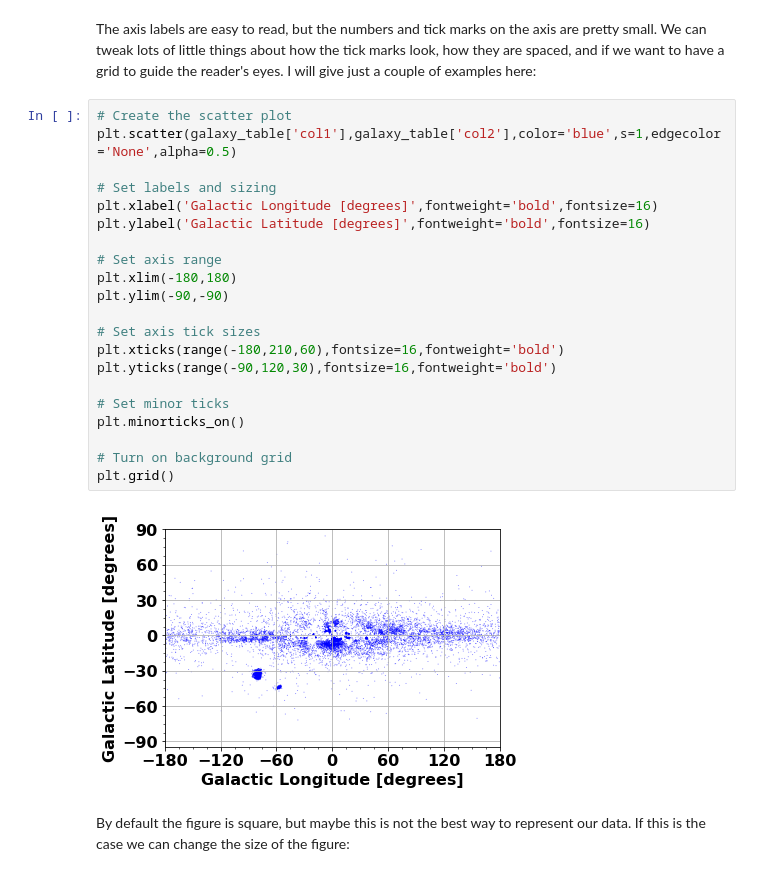
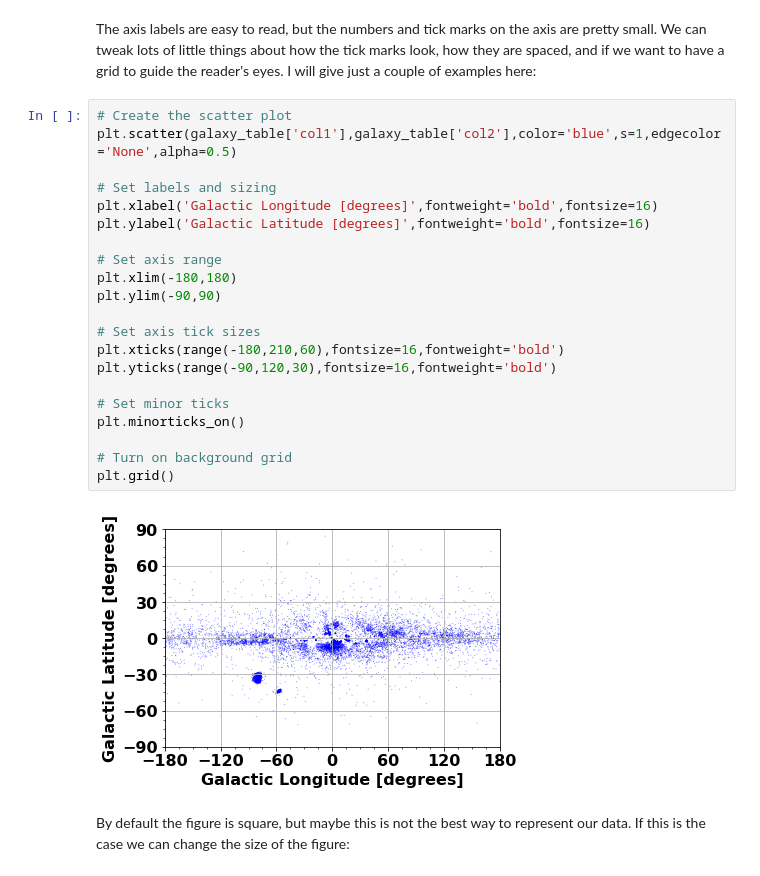
Before and after one commit to rachelbaer/ASTR-3190, a Jupyter notebook: lessons/06-plotting_baer.ipynb, the cells around one changed output. Saved outputs shown, nothing was run; the diff lists cells and outputs as text.

```diff
--- a/lessons/06-plotting_baer.ipynb
+++ b/lessons/06-plotting_baer.ipynb
@@ -281,26 +285,26 @@ The axis labels are easy to read, but the numbers and tick marks on the axis are
 # %%
 # Create the scatter plot
 plt.scatter(galaxy_table['col1'],galaxy_table['col2'],color='blue',s=1,edgecolor='None',alpha=0.5)
 
 # Set labels and sizing
 plt.xlabel('Galactic Longitude [degrees]',fontweight='bold',fontsize=16)
 plt.ylabel('Galactic Latitude [degrees]',fontweight='bold',fontsize=16)
 
 # Set axis range
 plt.xlim(-180,180)
-plt.ylim(-90,-90)
+plt.ylim(-90,90)
 
 # Set axis tick sizes
 plt.xticks(range(-180,210,60),fontsize=16,fontweight='bold')
 plt.yticks(range(-90,120,30),fontsize=16,fontweight='bold')
 
 # Set minor ticks
 plt.minorticks_on()
 
 # Turn on background grid
 plt.grid()
 # %% [output]
-[figure, old version]
+[figure, new version]
 # %% [markdown]
 By default the figure is square, but maybe this is not the best way to represent our data. If this is the case we can change the size of the figure:
 # %%
```
Also changed, not shown: parts of 7 cells of this notebook, 3 other files.
